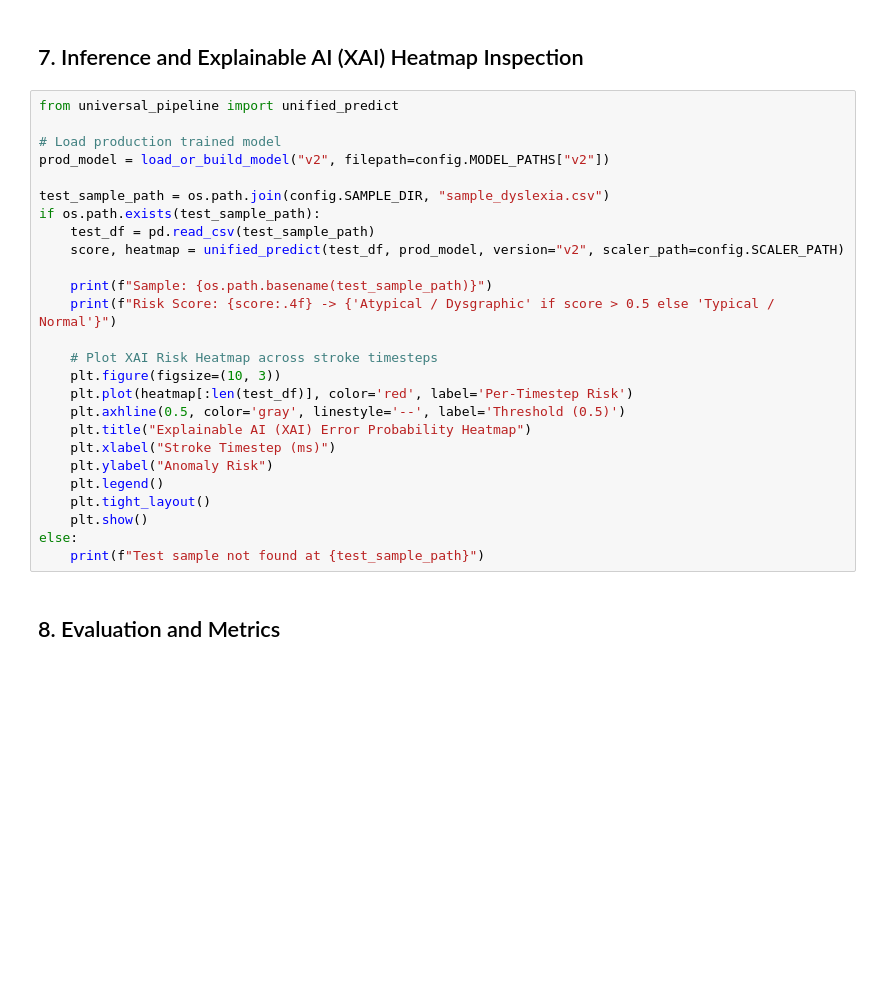
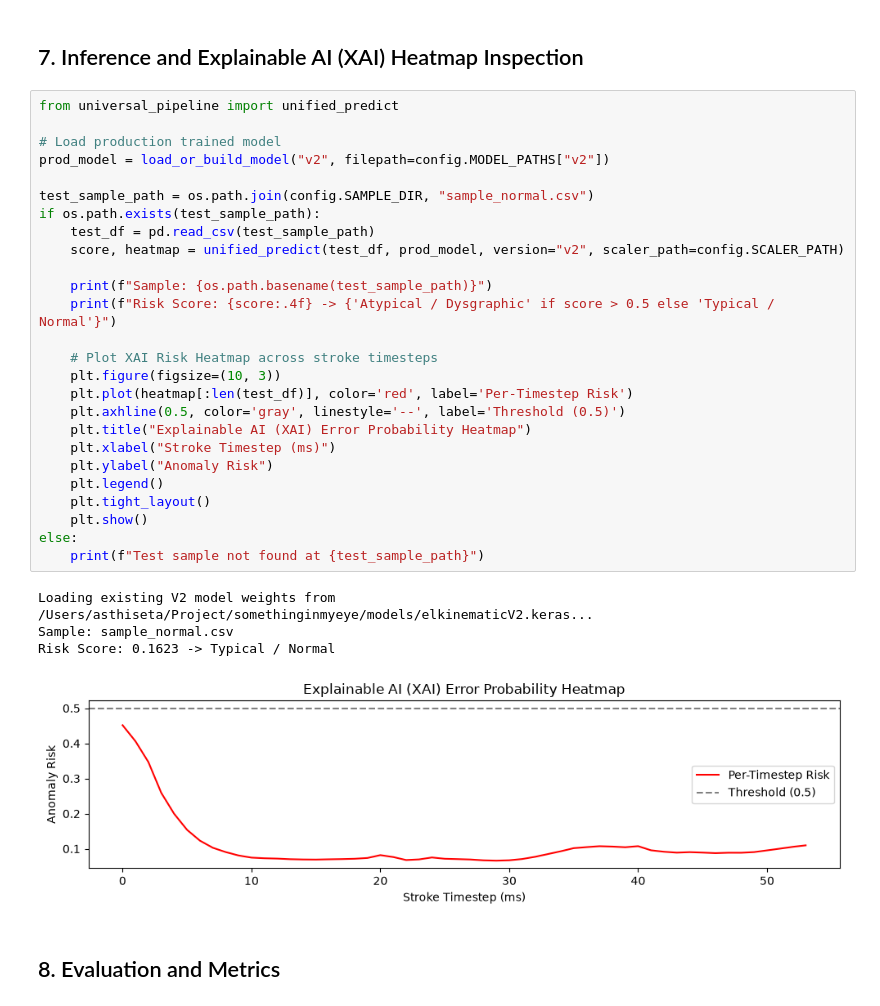
Before and after one commit to AkuraDiary/somethinginmyeye, a Jupyter notebook: playground.ipynb, the cells around one changed output. Saved outputs shown, nothing was run; the diff lists cells and outputs as text; blank space fills up the shorter version.

```diff
--- a/playground.ipynb
+++ b/playground.ipynb
@@ -128,29 +164,34 @@ else:
 # %%
 from universal_pipeline import unified_predict
 
 # Load production trained model
 prod_model = load_or_build_model("v2", filepath=config.MODEL_PATHS["v2"])
 
-test_sample_path = os.path.join(config.SAMPLE_DIR, "sample_dyslexia.csv")
+test_sample_path = os.path.join(config.SAMPLE_DIR, "sample_normal.csv")
 if os.path.exists(test_sample_path):
     test_df = pd.read_csv(test_sample_path)
     score, heatmap = unified_predict(test_df, prod_model, version="v2", scaler_path=config.SCALER_PATH)
 
     print(f"Sample: {os.path.basename(test_sample_path)}")
     print(f"Risk Score: {score:.4f} -> {'Atypical / Dysgraphic' if score > 0.5 else 'Typical / Normal'}")
 
     # Plot XAI Risk Heatmap across stroke timesteps
     plt.figure(figsize=(10, 3))
     plt.plot(heatmap[:len(test_df)], color='red', label='Per-Timestep Risk')
     plt.axhline(0.5, color='gray', linestyle='--', label='Threshold (0.5)')
     plt.title("Explainable AI (XAI) Error Probability Heatmap")
     plt.xlabel("Stroke Timestep (ms)")
     plt.ylabel("Anomaly Risk")
     plt.legend()
     plt.tight_layout()
     plt.show()
 else:
     print(f"Test sample not found at {test_sample_path}")
+# %% [output]
+Loading existing V2 model weights from /Users/asthiseta/Project/somethinginmyeye/models/elkinematicV2.keras...
+Sample: sample_normal.csv
+Risk Score: 0.1623 -> Typical / Normal
+[figure, added]
 # %% [markdown]
 ## 8. Evaluation and Metrics
 # %%
```
Also changed, not shown: parts of 10 cells of this notebook, 8 other files.
